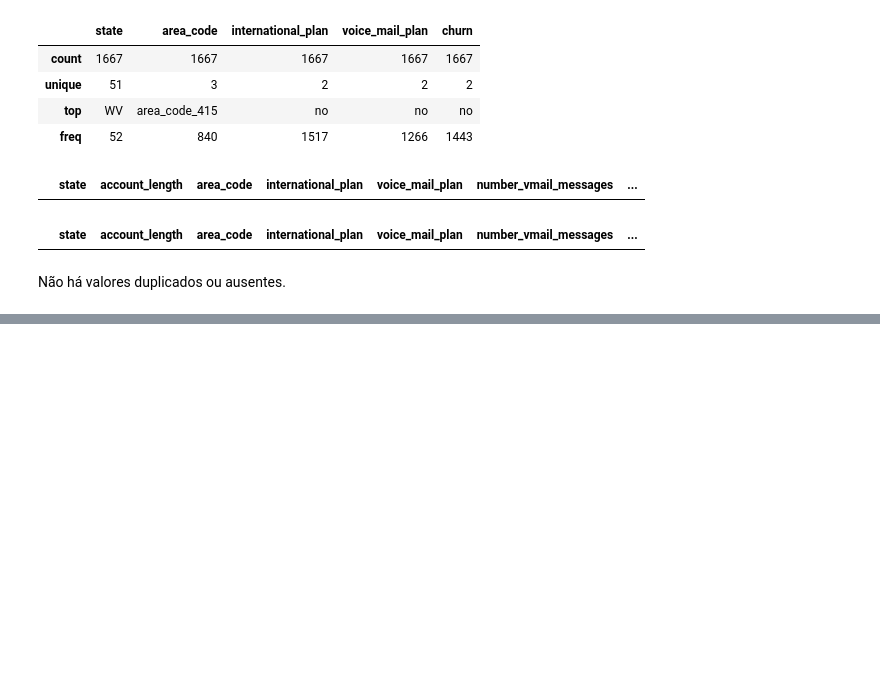
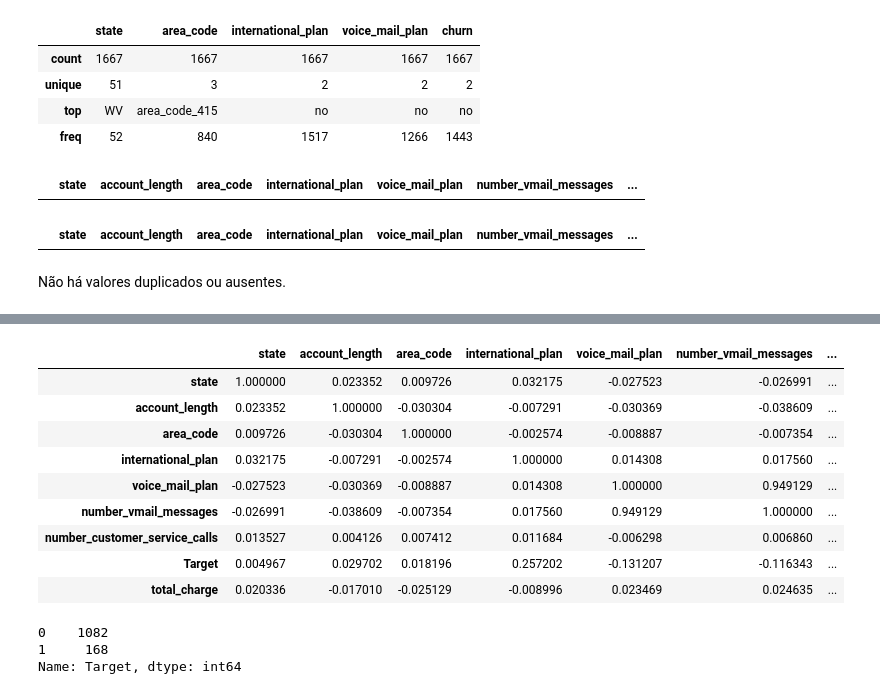
Before and after one commit to GabrielAraujoCarlos/Prevendo-Satisfacao-Cliente-Santander, a Jupyter notebook: PrevendoSatisfacao.ipynb, the cells around one changed output, grey strips where cells are left out. Saved outputs shown, nothing was run; the diff lists cells and outputs as text; code cells hidden in the pictures; blank space fills up the shorter version.

```diff
--- a/PrevendoSatisfacao.ipynb
+++ b/PrevendoSatisfacao.ipynb
@@ -138,0 +270,13 @@ Não há valores duplicados ou ausentes.
+# %%
+dados_featureSelection.corr()
+# %% [output]
+|  | state | account_length | area_code | international_plan | voice_mail_plan | number_vmail_messages | ... |
+| state | 1.000000 | 0.023352 | 0.009726 | 0.032175 | -0.027523 | -0.026991 | ... |
+| account_length | 0.023352 | 1.000000 | -0.030304 | -0.007291 | -0.030369 | -0.038609 | ... |
+| area_code | 0.009726 | -0.030304 | 1.000000 | -0.002574 | -0.008887 | -0.007354 | ... |
+| international_plan | 0.032175 | -0.007291 | -0.002574 | 1.000000 | 0.014308 | 0.017560 | ... |
+| voice_mail_plan | -0.027523 | -0.030369 | -0.008887 | 0.014308 | 1.000000 | 0.949129 | ... |
+| number_vmail_messages | -0.026991 | -0.038609 | -0.007354 | 0.017560 | 0.949129 | 1.000000 | ... |
+| number_customer_service_calls | 0.013527 | 0.004126 | 0.007412 | 0.011684 | -0.006298 | 0.006860 | ... |
+| Target | 0.004967 | 0.029702 | 0.018196 | 0.257202 | -0.131207 | -0.116343 | ... |
+| total_charge | 0.020336 | -0.017010 | -0.025129 | -0.008996 | 0.023469 | 0.024635 | ... |
@@ -138,0 +296,6 @@ Não há valores duplicados ou ausentes.
+# %%
+y_treino.value_counts()
+# %% [output]
+0    1082
+1     168
+Name: Target, dtype: int64
```
Also changed, not shown: parts of 51 cells of this notebook.
